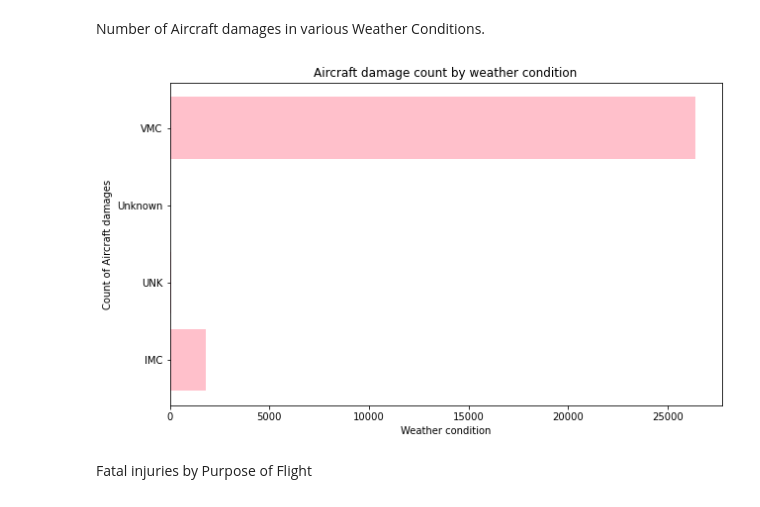
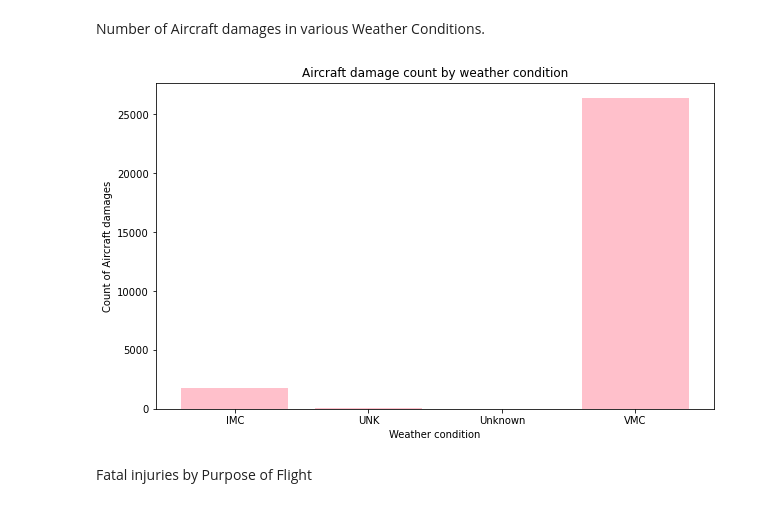
Before and after one commit to Shazzien/Phase-1-Project, a Jupyter notebook: index.ipynb, the cells around one changed output. Cells and saved outputs as stored; diff of their text form; code cells hidden in the pictures.

```diff
--- a/index.ipynb
+++ b/index.ipynb
@@ -402,16 +384,16 @@ Number of Aircraft damages in various Weather Conditions.
 # %%
 import matplotlib.pyplot as plt
 
 damage_counts = avi_df.groupby('Weather.Condition')['Aircraft.damage'].count()
 
 plt.figure(figsize=(10,6))
-plt.barh(damage_counts.index, damage_counts.values, color='pink')
+plt.bar(damage_counts.index, damage_counts.values, color='pink')
 plt.title('Aircraft damage count by weather condition')
 plt.xlabel('Weather condition')
 plt.ylabel('Count of Aircraft damages')
 plt.show()
 # %% [output]
-[figure, old version]
+[figure, new version]
 # %% [markdown]
 Fatal injuries by Purpose of Flight
 # %%
```
Also changed, not shown: parts of 8 cells of this notebook.
